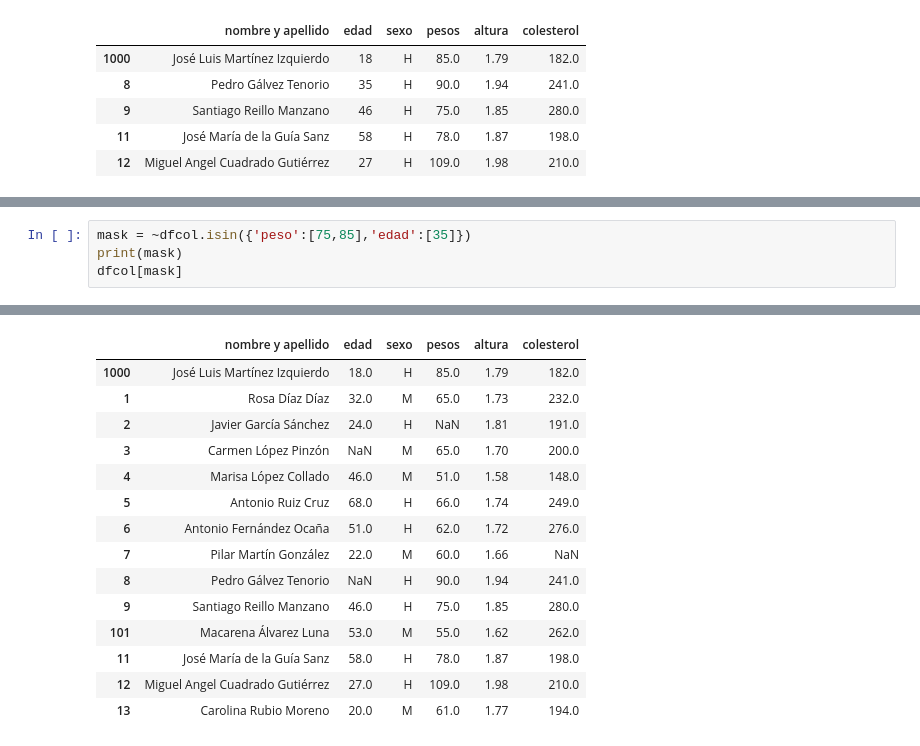
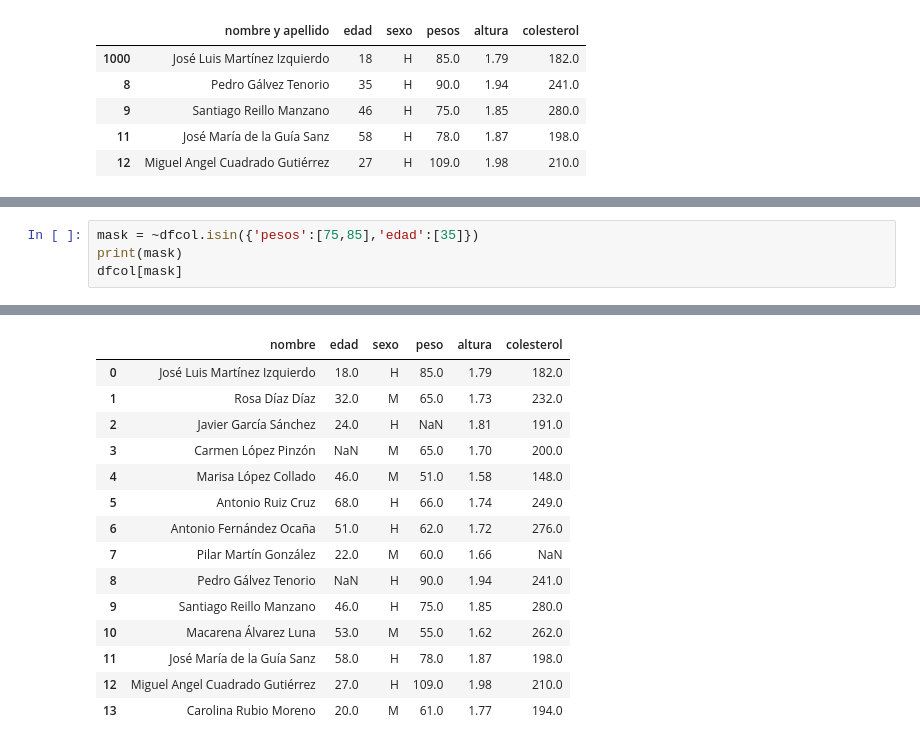
Before and after one commit to Senador05/phyton, a Jupyter notebook: Numpy/Pandas/pandas.ipynb, the cells around one changed output, grey strips where cells are left out. Saved outputs shown, nothing was run; the diff lists cells and outputs as text.

```diff
--- a/Numpy/Pandas/pandas.ipynb
+++ b/Numpy/Pandas/pandas.ipynb
@@ -877,7 +857,7 @@ dfcol[mask]
 | 12 | NaN | NaN | NaN | NaN | NaN | NaN |
 | 13 | NaN | NaN | NaN | NaN | NaN | NaN |
 # %%
-mask = ~dfcol.isin({'peso':[75,85],'edad':[35]})
+mask = ~dfcol.isin({'pesos':[75,85],'edad':[35]})
 print(mask)
 dfcol[mask]
 # %% [output]
@@ -899,5 +879,5 @@ dfcol[mask]
-|  | nombre y apellido | edad | sexo | pesos | altura | colesterol |
-| 1000 | José Luis Martínez Izquierdo | 18.0 | H | 85.0 | 1.79 | 182.0 |
+|  | nombre | edad | sexo | peso | altura | colesterol |
+| 0 | José Luis Martínez Izquierdo | 18.0 | H | 85.0 | 1.79 | 182.0 |
 | 1 | Rosa Díaz Díaz | 32.0 | M | 65.0 | 1.73 | 232.0 |
 | 2 | Javier García Sánchez | 24.0 | H | NaN | 1.81 | 191.0 |
 | 3 | Carmen López Pinzón | NaN | M | 65.0 | 1.70 | 200.0 |
@@ -907,7 +887,7 @@ dfcol[mask]
 | 7 | Pilar Martín González | 22.0 | M | 60.0 | 1.66 | NaN |
 | 8 | Pedro Gálvez Tenorio | NaN | H | 90.0 | 1.94 | 241.0 |
 | 9 | Santiago Reillo Manzano | 46.0 | H | 75.0 | 1.85 | 280.0 |
-| 101 | Macarena Álvarez Luna | 53.0 | M | 55.0 | 1.62 | 262.0 |
+| 10 | Macarena Álvarez Luna | 53.0 | M | 55.0 | 1.62 | 262.0 |
 | 11 | José María de la Guía Sanz | 58.0 | H | 78.0 | 1.87 | 198.0 |
 | 12 | Miguel Angel Cuadrado Gutiérrez | 27.0 | H | 109.0 | 1.98 | 210.0 |
 | 13 | Carolina Rubio Moreno | 20.0 | M | 61.0 | 1.77 | 194.0 |
```
Also changed, not shown: parts of 18 cells of this notebook, 3 other files.
